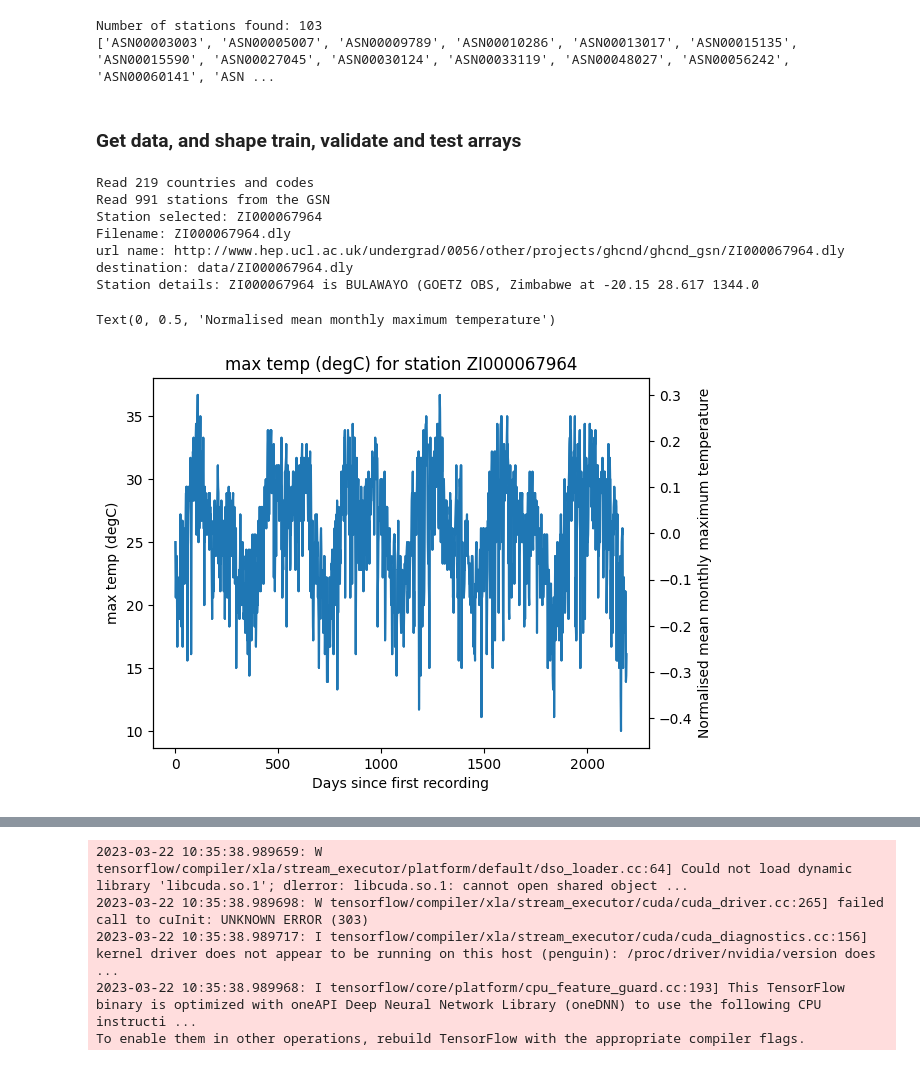
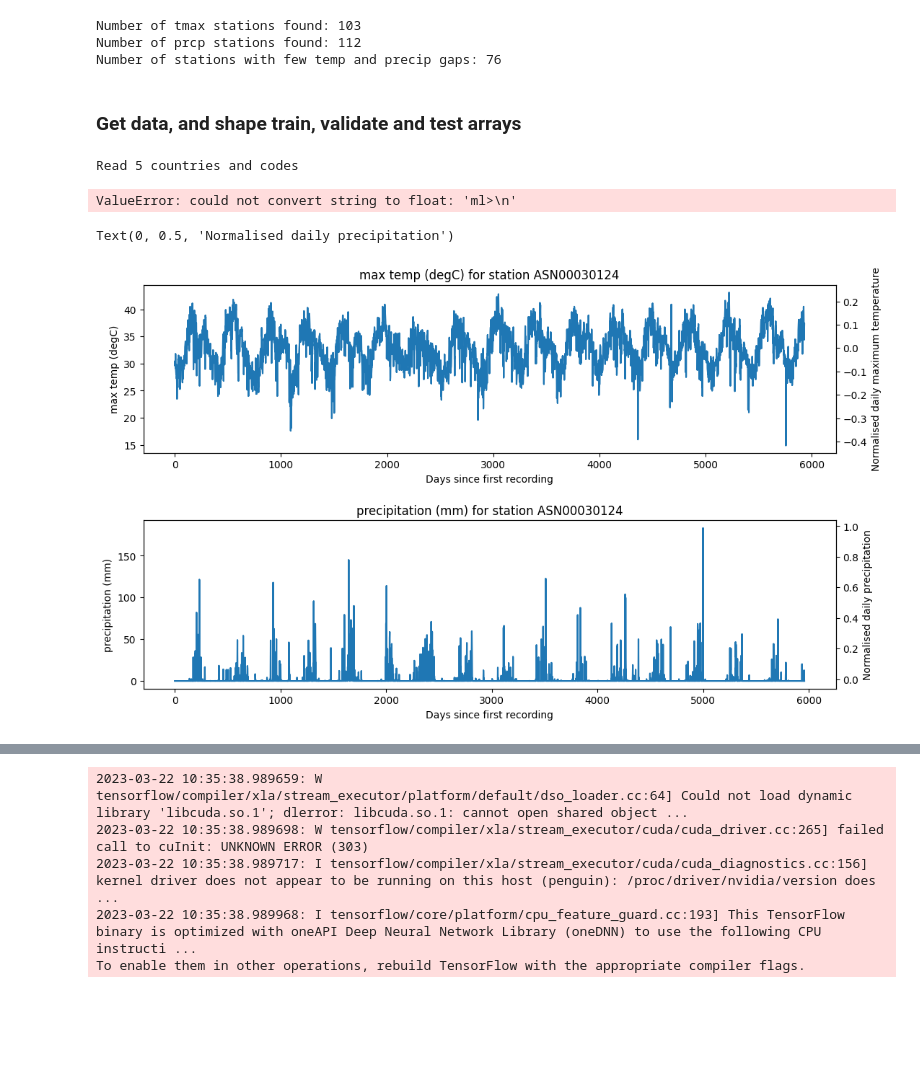
Before and after one commit to rhtweedie/ghcnd_ml, a Jupyter notebook: RNN_multi_var.ipynb, the cells around one changed output, grey strips where cells are left out. Drawn from its saved outputs; the diff is of its cells as text; code cells hidden in the pictures; blank space fills up the shorter version.

Commit message:
Get and plot data for two variables

```diff
--- a/RNN_multi_var.ipynb
+++ b/RNN_multi_var.ipynb
@@ -24,9 +17,13 @@ no_gaps_tmax = [name for name, count in counts_tmax.items() if count <= 100]
 print(f"Number of tmax stations found: {len(no_gaps_tmax)}")
 no_gaps_prcp = [name for name, count in counts_prcp.items() if count <= 100]
 print(f"Number of prcp stations found: {len(no_gaps_prcp)}")
+
+good_stations = list(set(no_gaps_tmax).intersection(no_gaps_prcp))
+print(f"Number of stations with few temp and precip gaps: {len(good_stations)}")
 # %% [output]
-Number of stations found: 103
-['ASN00003003', 'ASN00005007', 'ASN00009789', 'ASN00010286', 'ASN00013017', 'ASN00015135', 'ASN00015590', 'ASN00027045', 'ASN00030124', 'ASN00033119', 'ASN00048027', 'ASN00056242', 'ASN00060141', 'ASN ...
+Number of tmax stations found: 103
+Number of prcp stations found: 112
+Number of stations with few temp and precip gaps: 76
 # %% [markdown]
 ### Get data, and shape train, validate and test arrays
 # %%
@@ -41,7 +38,7 @@ station_names = ghn.getStatKeyNames()
 # set station to be investigated
 # stations that give nice results:
 # -1; 50
-station = no_gaps_tmax[-1]
+station = good_stations[-1]
 print(f"Station selected: {station}")
 
 # get url for a given station index
@@ -58,34 +55,49 @@ station_data = ghn.processFile(destination)
 print(f"Station details: {ghn.getStation(station)}")
 
 # extract data for specified variable into an instance of the Variable class
-t_max = Variable(ghn.getVar(station_data, 'TMAX'), "max temp (degC)", ghn.stationDict[station].name)
-t_max.convert_time()
-dates = t_max.get_dates()
-vals = t_max.get_vals()
+tmax = Variable(ghn.getVar(station_data, 'TMAX'), "max temp (degC)", ghn.stationDict[station].name)
+tmax.convert_time()
+tmax_dates = tmax.get_dates()
+tmax_vals = tmax.get_vals()
+
+prcp = Variable(ghn.getVar(station_data, 'PRCP'), "precipitation (mm)", ghn.stationDict[station].name)
+prcp.convert_time()
+prcp_dates = prcp.get_dates()
+prcp_vals = prcp.get_vals()
 # %% [output]
-Read 219 countries and codes
-Read 991 stations from the GSN
-Station selected: ZI000067964
-Filename: ZI000067964.dly
-url name: http://www.hep.ucl.ac.uk/undergrad/0056/other/projects/ghcnd/ghcnd_gsn/ZI000067964.dly
-destination: data/ZI000067964.dly
-Station details: ZI000067964 is BULAWAYO (GOETZ OBS, Zimbabwe at -20.15 28.617 1344.0
+Read 5 countries and codes
+ValueError: could not convert string to float: 'ml>\n'
 # %%
 # normalise data
-vals_normalised = t_max.normalise(vals)
+tmax_normalised = tmax.normalise(tmax_vals)
+prcp_normalised = prcp.normalise(prcp_vals)
 
 # plot means and normalised means
-fig, ax = plt.subplots()
-ax.plot(vals)
-ax.set_xlabel("Days since first recording")
-ax.set_ylabel(f"{t_max.get_label()}")
-ax.set_title(f"{t_max.get_label()} for station {station}")
-ax2 = ax.twinx()
-ax2.plot(vals_normalised)
-ax2.set_ylabel("Normalised mean monthly maximum temperature")
+fig, ax = plt.subplots(2, 1, figsize = (12, 7))
+plt.subplots_adjust(left=0.1,
+                    bottom=0.1,
+                    right=0.9,
+                    top=0.9,
+                    wspace=0.4,
+                    hspace=0.4)
+ax[0].plot(tmax_vals)
+ax[0].set_xlabel("Days since first recording")
+ax[0].set_ylabel(f"{tmax.get_label()}")
+ax[0].set_title(f"{tmax.get_label()} for station {station}")
+ax2 = ax[0].twinx()
+ax2.plot(tmax_normalised)
+ax2.set_ylabel("Normalised daily maximum temperature")
+
+ax[1].plot(prcp_vals)
+ax[1].set_xlabel("Days since first recording")
+ax[1].set_ylabel(f"{prcp.get_label()}")
+ax[1].set_title(f"{prcp.get_label()} for station {station}")
+ax2 = ax[1].twinx()
+ax2.plot(prcp_normalised)
+ax2.set_ylabel("Normalised daily precipitation")
 # %% [output]
-Text(0, 0.5, 'Normalised mean monthly maximum temperature')
+Text(0, 0.5, 'Normalised daily precipitation')
-[figure, old version]
+[figure, new version]
 # %%
 WINDOW_SIZE = 10
 OFFSET = 1
```
Also changed, not shown: parts of 2 cells of this notebook.
